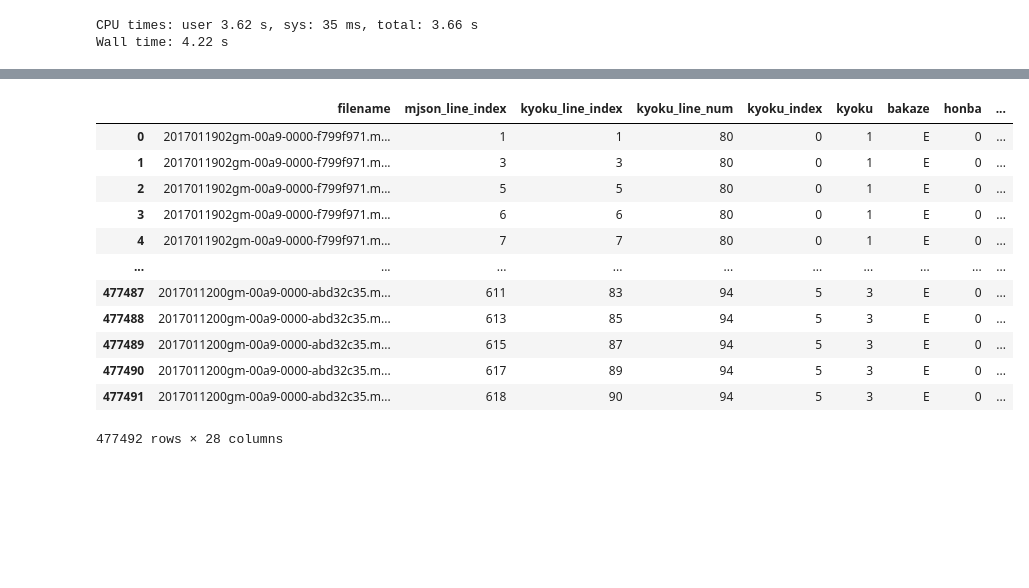
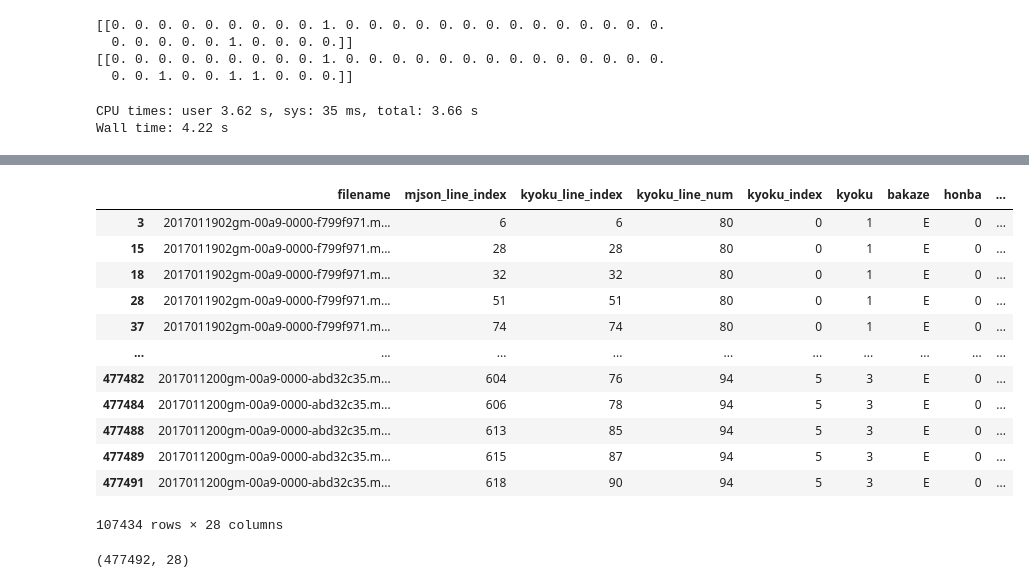
Before and after one commit to rick0000/mjaigymml, a Jupyter notebook: show_dataset.ipynb, the cells around one changed output, grey strips where cells are left out. Saved outputs shown, nothing was run; the diff lists cells and outputs as text; code cells hidden in the pictures; blank space fills up the shorter version.

```diff
--- a/show_dataset.ipynb
+++ b/show_dataset.ipynb
@@ -36,3 +36,12 @@ output/extract/feature/2017011814gm-00a9-0000-8bc835ae.mjson.npz
+# %%
+mjson_line_indexs = set([s.split("/")[0] for s in npz.keys()])
+print(npz["700/AnpaiV0/2"])
+print(npz["710/AnpaiV0/2"])
+# %% [output]
+[[0. 0. 0. 0. 0. 0. 0. 0. 0. 1. 0. 0. 0. 0. 0. 0. 0. 0. 0. 0. 0. 0. 0. 0.
+  0. 0. 0. 0. 0. 1. 0. 0. 0. 0.]]
+[[0. 0. 0. 0. 0. 0. 0. 0. 0. 1. 0. 0. 0. 0. 0. 0. 0. 0. 0. 0. 0. 0. 0. 0.
+  0. 0. 1. 0. 0. 1. 1. 0. 0. 0.]]
 # %%
 %%time
 labels = Path("output/extract/label").glob("**/*.csv.gz")
@@ -46,7 +55,7 @@ print(len(dfs))
 
 label_df = pd.concat(dfs, axis=0).reset_index(drop=True)
 print(len(label_df)/len(dfs))
-label_df
+label_df[label_df.dahai == False].shape
 # %% [output]
 831
 574.5992779783394
@@ -55,13 +64,17 @@ Wall time: 964 ms
 |  | filename | mjson_line_index | kyoku_line_index | kyoku_line_num | kyoku_index | kyoku | bakaze | honba | ... |
-| 0 | 2017011902gm-00a9-0000-f799f971.m... | 1 | 1 | 80 | 0 | 1 | E | 0 | ... |
-| 1 | 2017011902gm-00a9-0000-f799f971.m... | 3 | 3 | 80 | 0 | 1 | E | 0 | ... |
-| 2 | 2017011902gm-00a9-0000-f799f971.m... | 5 | 5 | 80 | 0 | 1 | E | 0 | ... |
 | 3 | 2017011902gm-00a9-0000-f799f971.m... | 6 | 6 | 80 | 0 | 1 | E | 0 | ... |
-| 4 | 2017011902gm-00a9-0000-f799f971.m... | 7 | 7 | 80 | 0 | 1 | E | 0 | ... |
+| 15 | 2017011902gm-00a9-0000-f799f971.m... | 28 | 28 | 80 | 0 | 1 | E | 0 | ... |
+| 18 | 2017011902gm-00a9-0000-f799f971.m... | 32 | 32 | 80 | 0 | 1 | E | 0 | ... |
+| 28 | 2017011902gm-00a9-0000-f799f971.m... | 51 | 51 | 80 | 0 | 1 | E | 0 | ... |
+| 37 | 2017011902gm-00a9-0000-f799f971.m... | 74 | 74 | 80 | 0 | 1 | E | 0 | ... |
 | ... | ... | ... | ... | ... | ... | ... | ... | ... | ... |
-| 477487 | 2017011200gm-00a9-0000-abd32c35.m... | 611 | 83 | 94 | 5 | 3 | E | 0 | ... |
+| 477482 | 2017011200gm-00a9-0000-abd32c35.m... | 604 | 76 | 94 | 5 | 3 | E | 0 | ... |
+| 477484 | 2017011200gm-00a9-0000-abd32c35.m... | 606 | 78 | 94 | 5 | 3 | E | 0 | ... |
 | 477488 | 2017011200gm-00a9-0000-abd32c35.m... | 613 | 85 | 94 | 5 | 3 | E | 0 | ... |
 | 477489 | 2017011200gm-00a9-0000-abd32c35.m... | 615 | 87 | 94 | 5 | 3 | E | 0 | ... |
-| 477490 | 2017011200gm-00a9-0000-abd32c35.m... | 617 | 89 | 94 | 5 | 3 | E | 0 | ... |
 | 477491 | 2017011200gm-00a9-0000-abd32c35.m... | 618 | 90 | 94 | 5 | 3 | E | 0 | ... |
-477492 rows × 28 columns
+107434 rows × 28 columns
+# %%
+label_df.shape
+# %% [output]
+(477492, 28)
```
Also changed, not shown: parts of 2 cells of this notebook.
